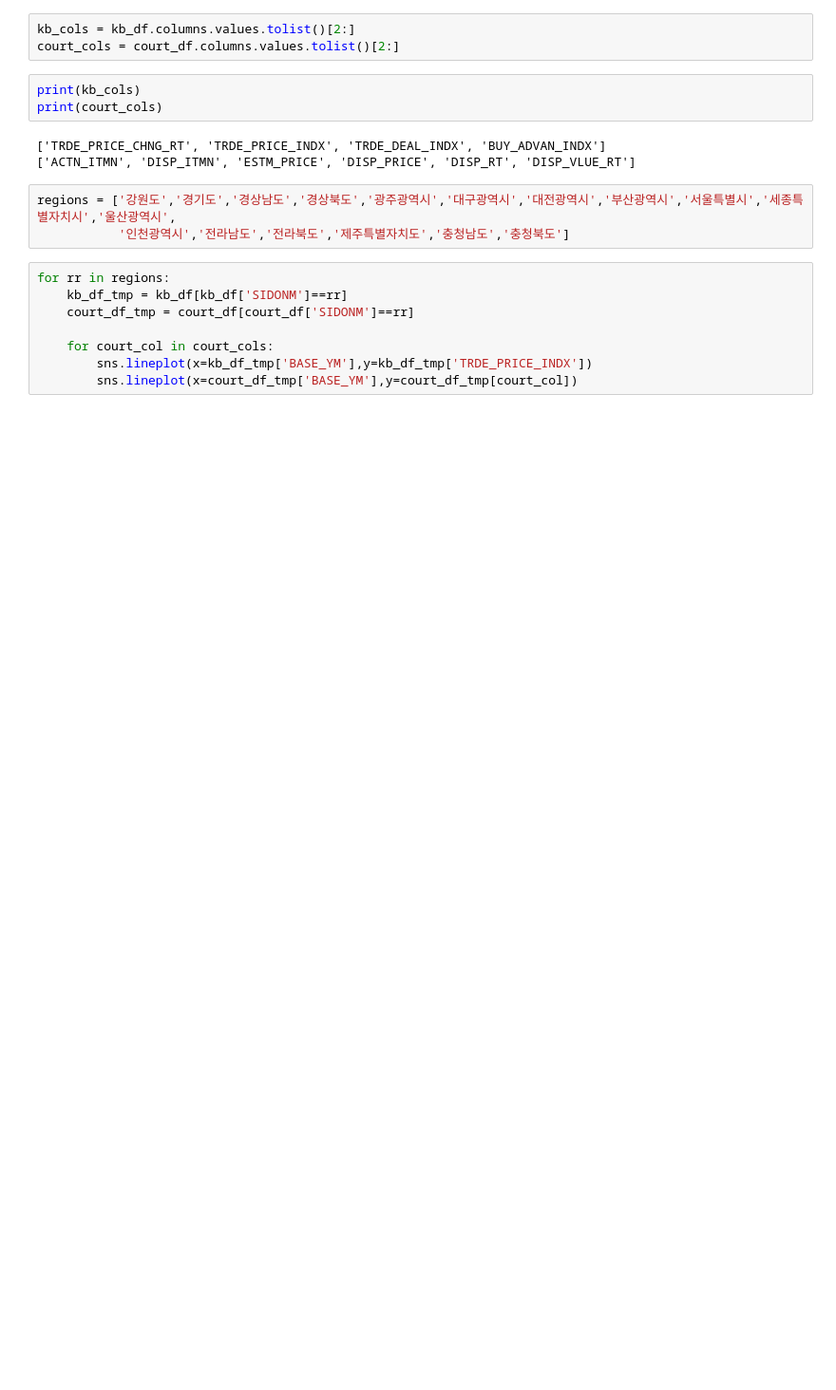
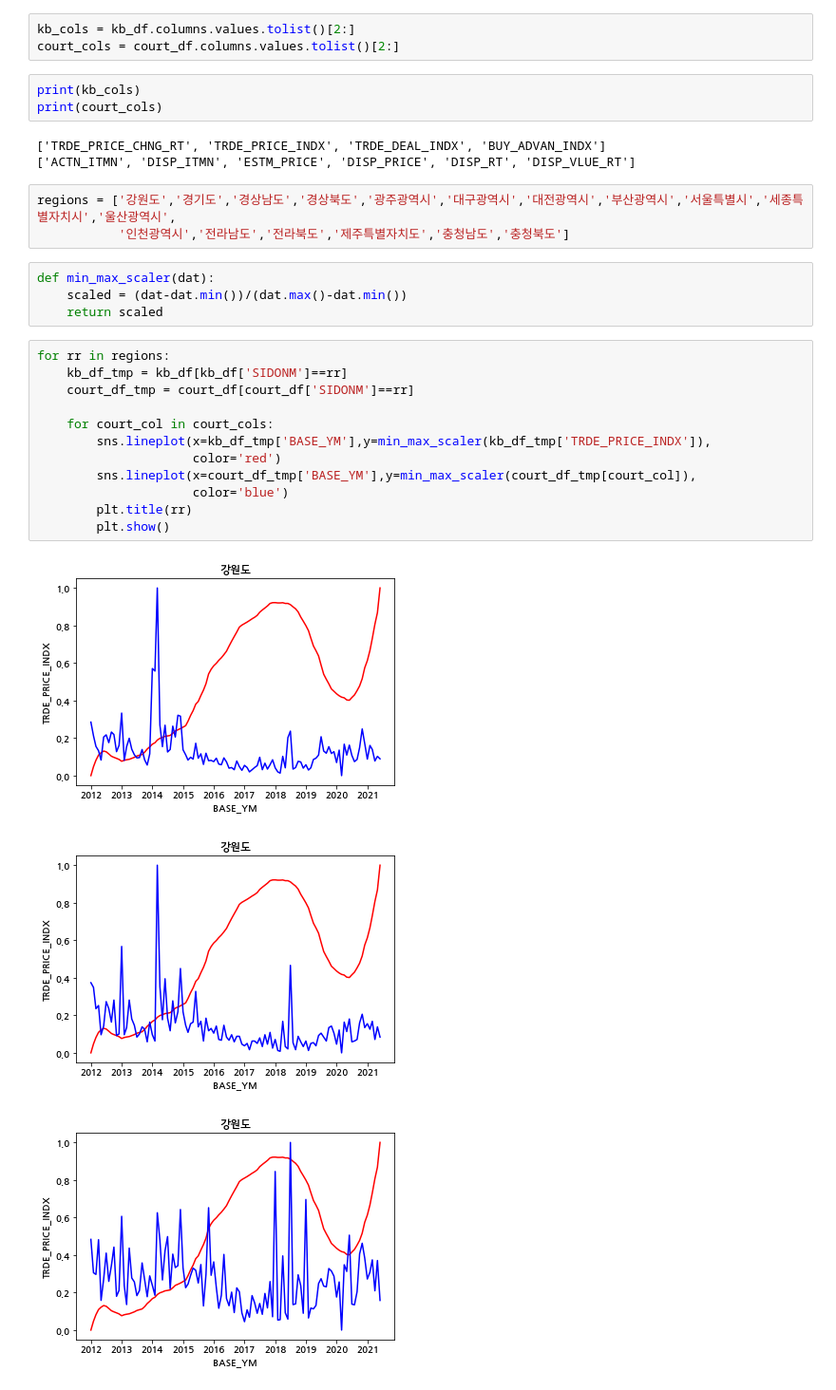
Before and after one commit to seunghunii/crawler_project, a Jupyter notebook: analysis/kbland_court_correlation_grander.ipynb, the cells around one changed output. Shown at 95% size. Drawn from its saved outputs; the diff is of its cells as text; blank space fills up the shorter version.

```diff
--- a/analysis/kbland_court_correlation_grander.ipynb
+++ b/analysis/kbland_court_correlation_grander.ipynb
@@ -71,11 +77,23 @@ print(court_cols)
 # %%
 regions = ['강원도','경기도','경상남도','경상북도','광주광역시','대구광역시','대전광역시','부산광역시','서울특별시','세종특별자치시','울산광역시',
            '인천광역시','전라남도','전라북도','제주특별자치도','충청남도','충청북도']
+# %%
+def min_max_scaler(dat):
+    scaled = (dat-dat.min())/(dat.max()-dat.min())
+    return scaled
 # %%
 for rr in regions:
     kb_df_tmp = kb_df[kb_df['SIDONM']==rr]
     court_df_tmp = court_df[court_df['SIDONM']==rr]
 
     for court_col in court_cols:
-        sns.lineplot(x=kb_df_tmp['BASE_YM'],y=kb_df_tmp['TRDE_PRICE_INDX'])
-        sns.lineplot(x=court_df_tmp['BASE_YM'],y=court_df_tmp[court_col])
+        sns.lineplot(x=kb_df_tmp['BASE_YM'],y=min_max_scaler(kb_df_tmp['TRDE_PRICE_INDX']),
+                     color='red')
+        sns.lineplot(x=court_df_tmp['BASE_YM'],y=min_max_scaler(court_df_tmp[court_col]),
+                     color='blue')
+        plt.title(rr)
+        plt.show()
+# %% [output]
+[figure, added]
+[figure, added]
+[figure, added]
```
Also changed, not shown: parts of 95 cells of this notebook, 1 other file.
